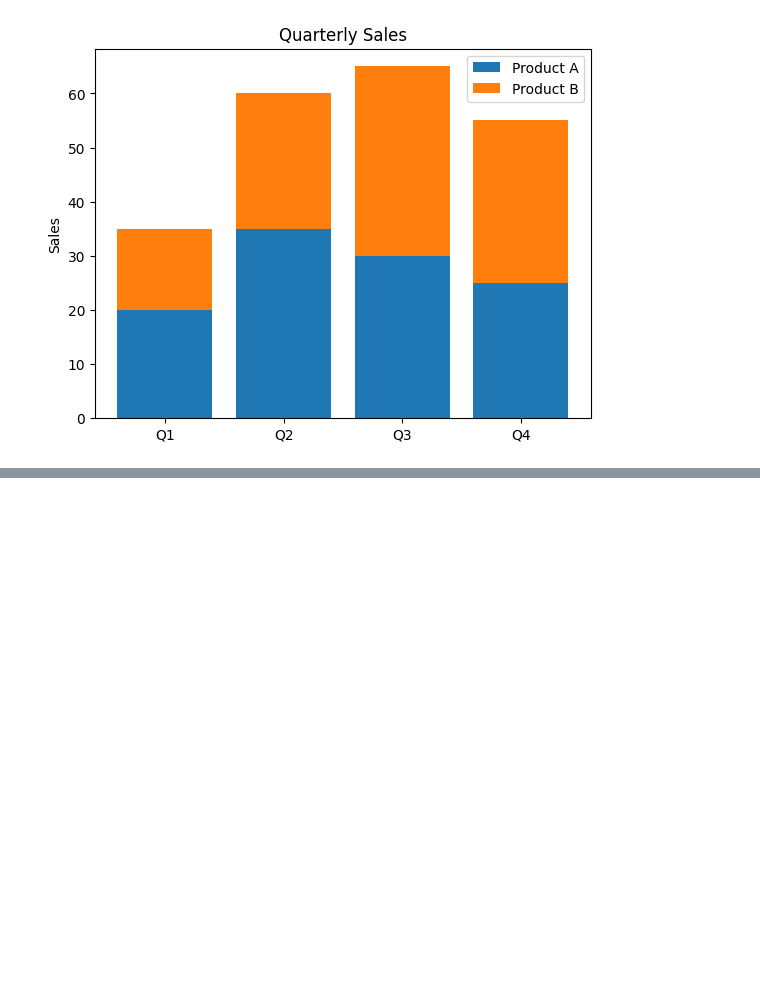
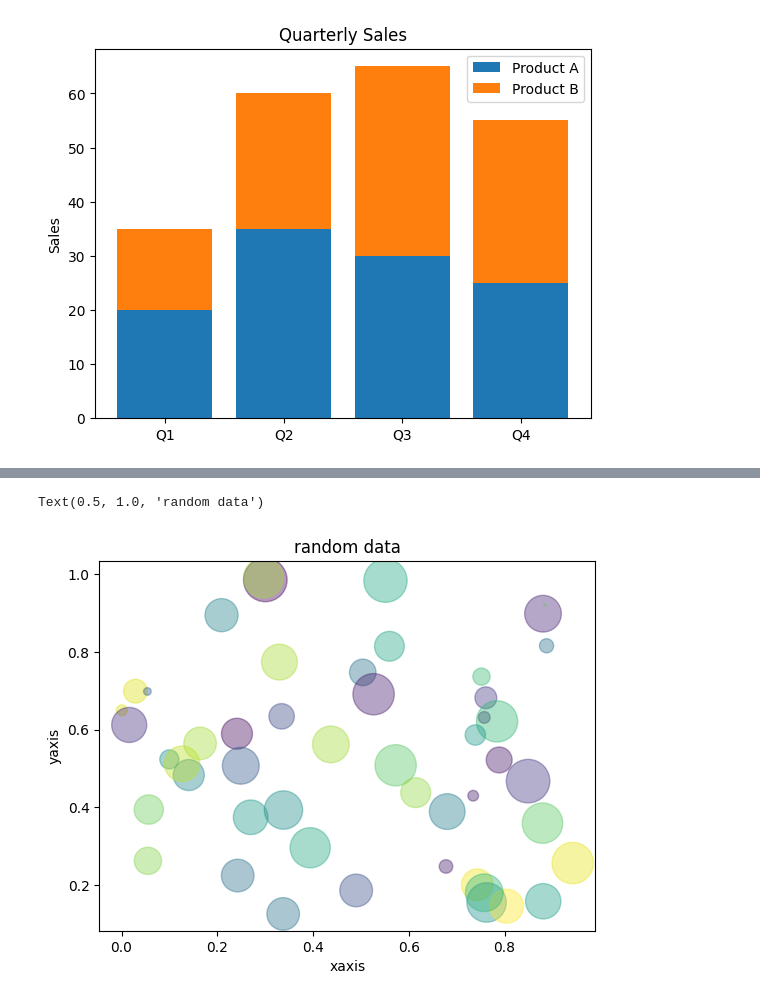
Before and after one commit to Sunita20-star/data-science-course, a Jupyter notebook: class/Matplotlib.ipynb, the cells around one changed output, grey strips where cells are left out. Drawn from its saved outputs; the diff is of its cells as text; code cells hidden in the pictures; blank space fills up the shorter version.

```diff
--- a/class/Matplotlib.ipynb
+++ b/class/Matplotlib.ipynb
@@ -204,0 +227,14 @@ NameError: name 'plt' is not defined
+# %%
+import matplotlib.pyplot as plt
+import numpy as np
+x = np.random.rand(50)   # 50 random numbers between 0 and 1
+y = np.random.rand(50)
+colors=np.random.rand(50)
+sizes=1000*np.random.rand(50)
+plt.scatter(x,y,c=colors,s=sizes,alpha=0.4)  #alpha is used for making it transparency
+plt.xlabel('xaxis')
+plt.ylabel('yaxis')
+plt.title('random data')
+# %% [output]
+Text(0.5, 1.0, 'random data')
+[figure, added]
```
Also changed, not shown: parts of 5 cells of this notebook, 10 other files.
